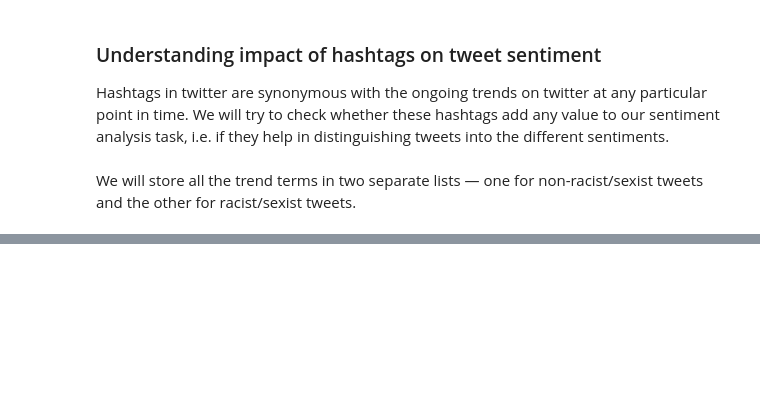
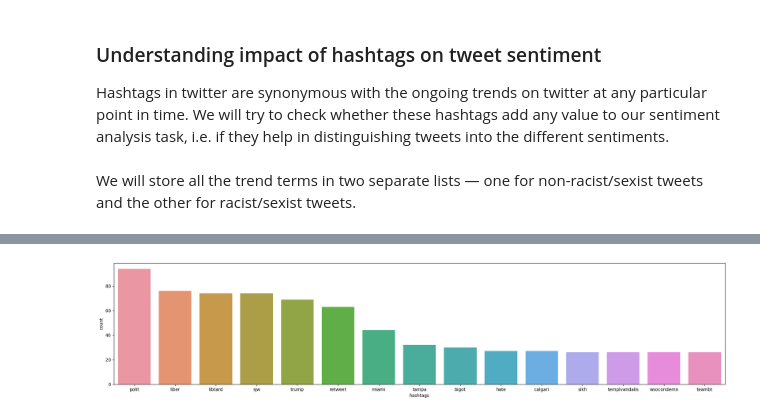
Before and after one commit to kimaka254/Twitter-Sentiment-analysis, a Jupyter notebook: TSA/tsa.ipynb, the cells around one changed output, grey strips where cells are left out. Drawn from its saved outputs; the diff is of its cells as text; code cells hidden in the pictures; blank space fills up the shorter version.

```diff
--- a/TSA/tsa.ipynb
+++ b/TSA/tsa.ipynb
@@ -277,0 +306,14 @@ def hashtag_extract(x):
+# %%
+#racist/sexist tweets
+
+b = nltk.FreqDist(ht_racist)
+e = pd.DataFrame({"hashtags":list(b.keys()), "count":list(b.values())})
+
+e = e.nlargest(columns='count', n = 15)
+
+plt.figure(figsize=(25,5))
+ax = sns.barplot(data = e, x='hashtags', y='count')
+ax.set(ylabel="count")
+plt.show()
+# %% [output]
+[figure, added]
```
Also changed, not shown: parts of 5 cells of this notebook.
